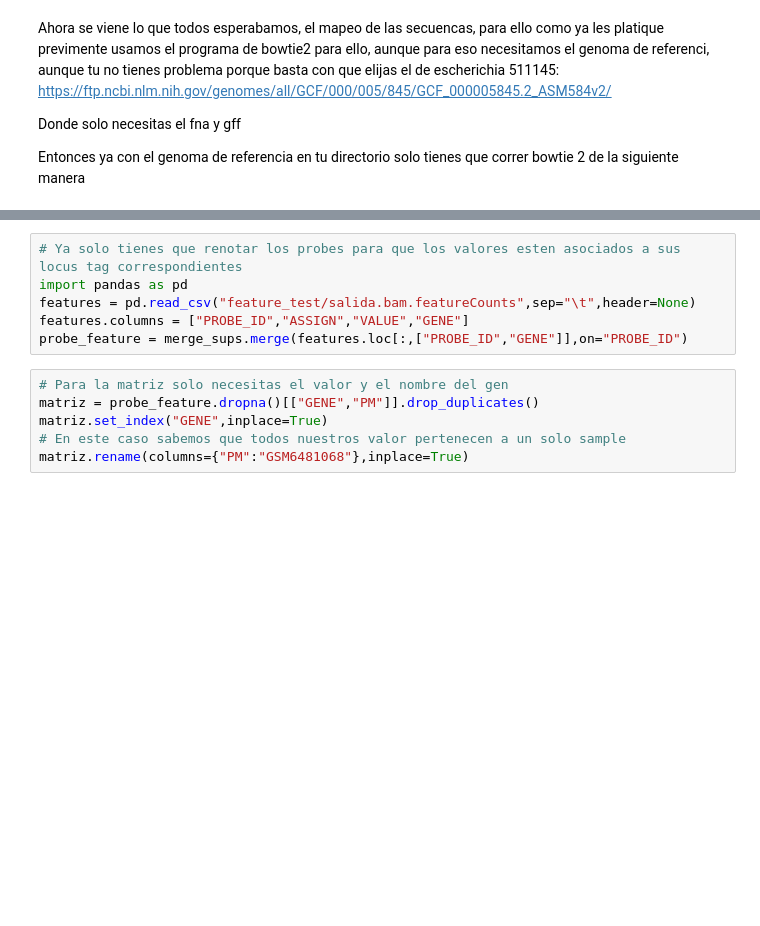
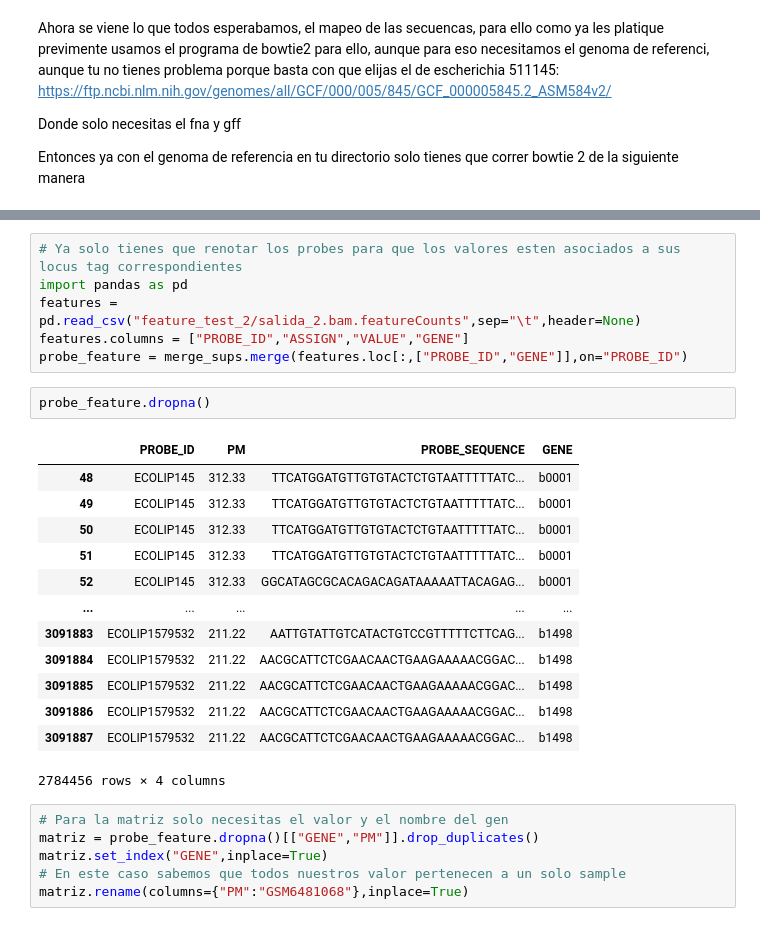
Before and after one commit to mateomics/mateo, a Jupyter notebook: Read_microarrays.ipynb, the cells around one changed output, grey strips where cells are left out. Cells and saved outputs as stored; diff of their text form; blank space fills up the shorter version.

```diff
--- a/Read_microarrays.ipynb
+++ b/Read_microarrays.ipynb
@@ -191,9 +228,25 @@ with tempfile.TemporaryFile(mode="w") as tempFile:
 # %%
 # Ya solo tienes que renotar los probes para que los valores esten asociados a sus locus tag correspondientes
 import pandas as pd
-features = pd.read_csv("feature_test/salida.bam.featureCounts",sep="\t",header=None)
+features = pd.read_csv("feature_test_2/salida_2.bam.featureCounts",sep="\t",header=None)
 features.columns = ["PROBE_ID","ASSIGN","VALUE","GENE"]
 probe_feature = merge_sups.merge(features.loc[:,["PROBE_ID","GENE"]],on="PROBE_ID")
+# %%
+probe_feature.dropna()
+# %% [output]
+|  | PROBE_ID | PM | PROBE_SEQUENCE | GENE |
+| 48 | ECOLIP145 | 312.33 | TTCATGGATGTTGTGTACTCTGTAATTTTTATC... | b0001 |
+| 49 | ECOLIP145 | 312.33 | TTCATGGATGTTGTGTACTCTGTAATTTTTATC... | b0001 |
+| 50 | ECOLIP145 | 312.33 | TTCATGGATGTTGTGTACTCTGTAATTTTTATC... | b0001 |
+| 51 | ECOLIP145 | 312.33 | TTCATGGATGTTGTGTACTCTGTAATTTTTATC... | b0001 |
+| 52 | ECOLIP145 | 312.33 | GGCATAGCGCACAGACAGATAAAAATTACAGAG... | b0001 |
+| ... | ... | ... | ... | ... |
+| 3091883 | ECOLIP1579532 | 211.22 | AATTGTATTGTCATACTGTCCGTTTTTCTTCAG... | b1498 |
+| 3091884 | ECOLIP1579532 | 211.22 | AACGCATTCTCGAACAACTGAAGAAAAACGGAC... | b1498 |
+| 3091885 | ECOLIP1579532 | 211.22 | AACGCATTCTCGAACAACTGAAGAAAAACGGAC... | b1498 |
+| 3091886 | ECOLIP1579532 | 211.22 | AACGCATTCTCGAACAACTGAAGAAAAACGGAC... | b1498 |
+| 3091887 | ECOLIP1579532 | 211.22 | AACGCATTCTCGAACAACTGAAGAAAAACGGAC... | b1498 |
+2784456 rows × 4 columns
 # %%
 # Para la matriz solo necesitas el valor y el nombre del gen
 matriz = probe_feature.dropna()[["GENE","PM"]].drop_duplicates()
```
Also changed, not shown: parts of 36 cells of this notebook.
